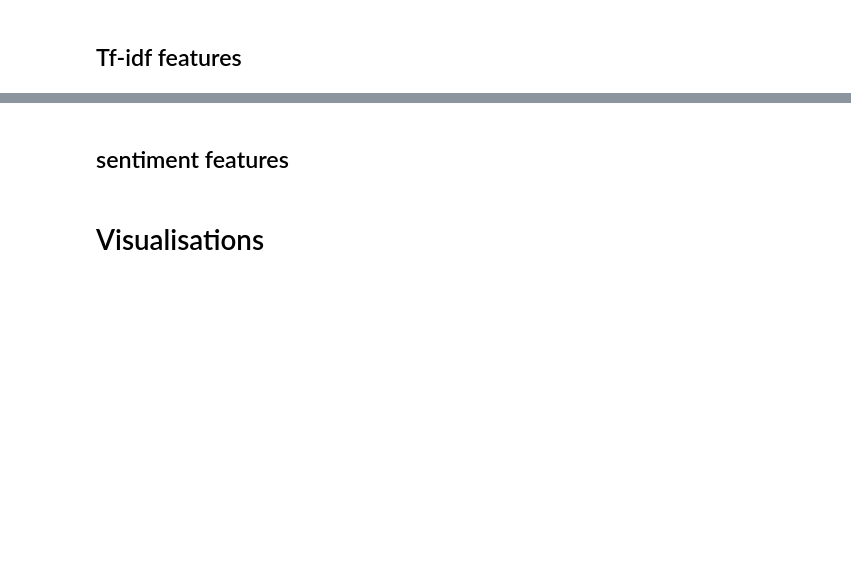
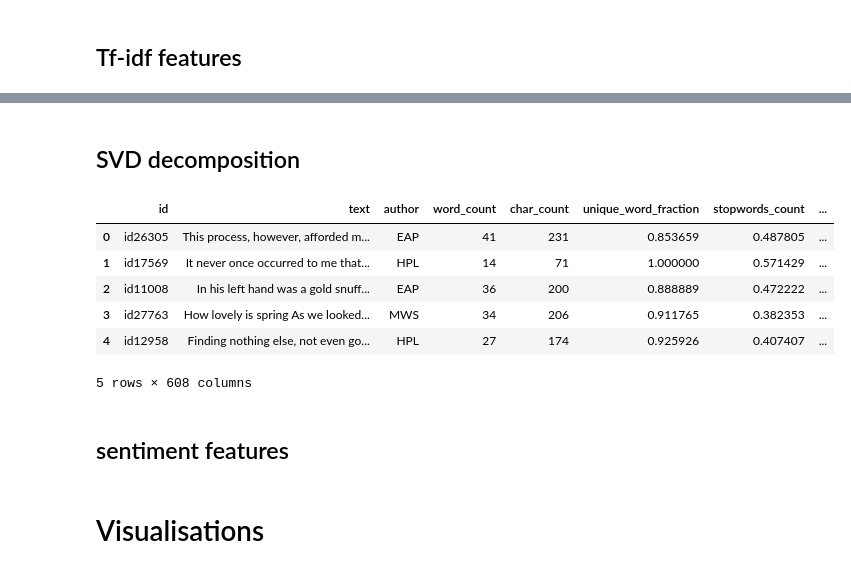
Before and after one commit to GuidoPaul/KaggleCompetitions, a Jupyter notebook: Spooky_Author_Identification/src/main.ipynb, the cells around one changed output, grey strips where cells are left out. Cells and saved outputs as stored; diff of their text form; code cells hidden in the pictures; blank space fills up the shorter version.

```diff
--- a/Spooky_Author_Identification/src/main.ipynb
+++ b/Spooky_Author_Identification/src/main.ipynb
@@ -250,0 +436,3 @@ x_test = test_df.drop(drop_elements, axis=1)
+# %%
+#lda.fit(tfidf_train)
+lda.fit(tf_train)
@@ -250,0 +470,6 @@ x_test = test_df.drop(drop_elements, axis=1)
+# %%
+first_topic = lda.components_[0]
+second_topic = lda.components_[1]
+third_topic = lda.components_[2]
+
+first_topic.shape
@@ -250,0 +488,3 @@ x_test = test_df.drop(drop_elements, axis=1)
+# %%
+for i in first_topic.argsort()[:-50 - 1:-1]:
+    print(i)
@@ -251,3 +509,38 @@ x_test = test_df.drop(drop_elements, axis=1)
+# %% [markdown]
+## SVD decomposition
+# %%
+n_comp = 400
+svd = TruncatedSVD(n_components=n_comp, algorithm='arpack', random_state=2017)
+lsa = make_pipeline(svd, Normalizer(copy=False))
+
+lsa_tfidf_train = lsa.fit_transform(tfidf_train)
+lsa_tfidf_test = lsa.transform(tfidf_test)
+# %%
+#lsa_tf_train_df = pd.DataFrame(lsa_tf_train)
+#lsa_tf_test_df = pd.DataFrame(lsa_tf_test)
+#lsa_tf_train_df.columns = ['lsa_tf_' + str(i) for i in range(n_comp)]
+#lsa_tf_test_df.columns = ['lsa_tf_' + str(i) for i in range(n_comp)]
+
+lsa_tfidf_train_df = pd.DataFrame(lsa_tfidf_train)
+lsa_tfidf_test_df = pd.DataFrame(lsa_tfidf_test)
+lsa_tfidf_train_df.columns = ['lsa_tfidf_' + str(i) for i in range(n_comp)]
+lsa_tfidf_test_df.columns = ['lsa_tfidf_' + str(i) for i in range(n_comp)]
+
+#train = pd.concat([train, lsa_tf_train_df], axis=1)
+#test = pd.concat([test, lsa_tf_test_df], axis=1)
+
+train = pd.concat([train, lsa_tfidf_train_df], axis=1)
+test = pd.concat([test, lsa_tfidf_test_df], axis=1)
+
+train.head()
+# %% [output]
+|  | id | text | author | word_count | char_count | unique_word_fraction | stopwords_count | ... |
+| 0 | id26305 | This process, however, afforded m... | EAP | 41 | 231 | 0.853659 | 0.487805 | ... |
+| 1 | id17569 | It never once occurred to me that... | HPL | 14 | 71 | 1.000000 | 0.571429 | ... |
+| 2 | id11008 | In his left hand was a gold snuff... | EAP | 36 | 200 | 0.888889 | 0.472222 | ... |
+| 3 | id27763 | How lovely is spring As we looked... | MWS | 34 | 206 | 0.911765 | 0.382353 | ... |
+| 4 | id12958 | Finding nothing else, not even go... | HPL | 27 | 174 | 0.925926 | 0.407407 | ... |
+5 rows × 608 columns
 # %% [markdown]
 ## sentiment features
 # %% [markdown]
```
Also changed, not shown: parts of 34 cells of this notebook.
